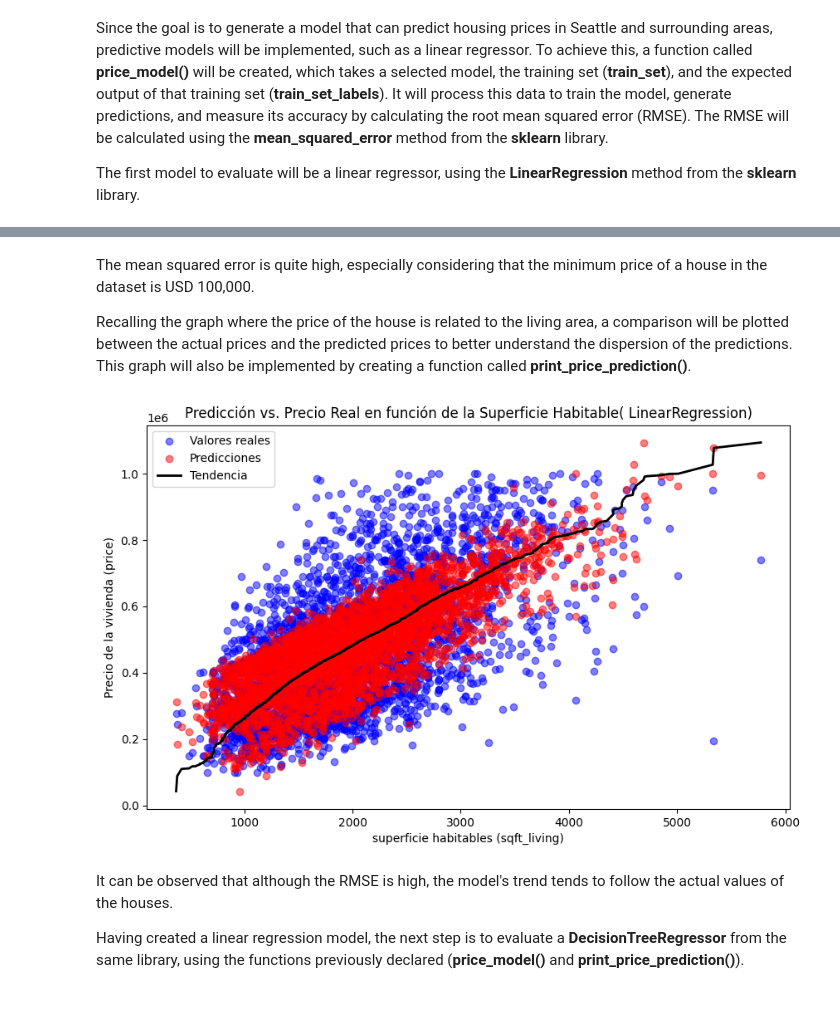
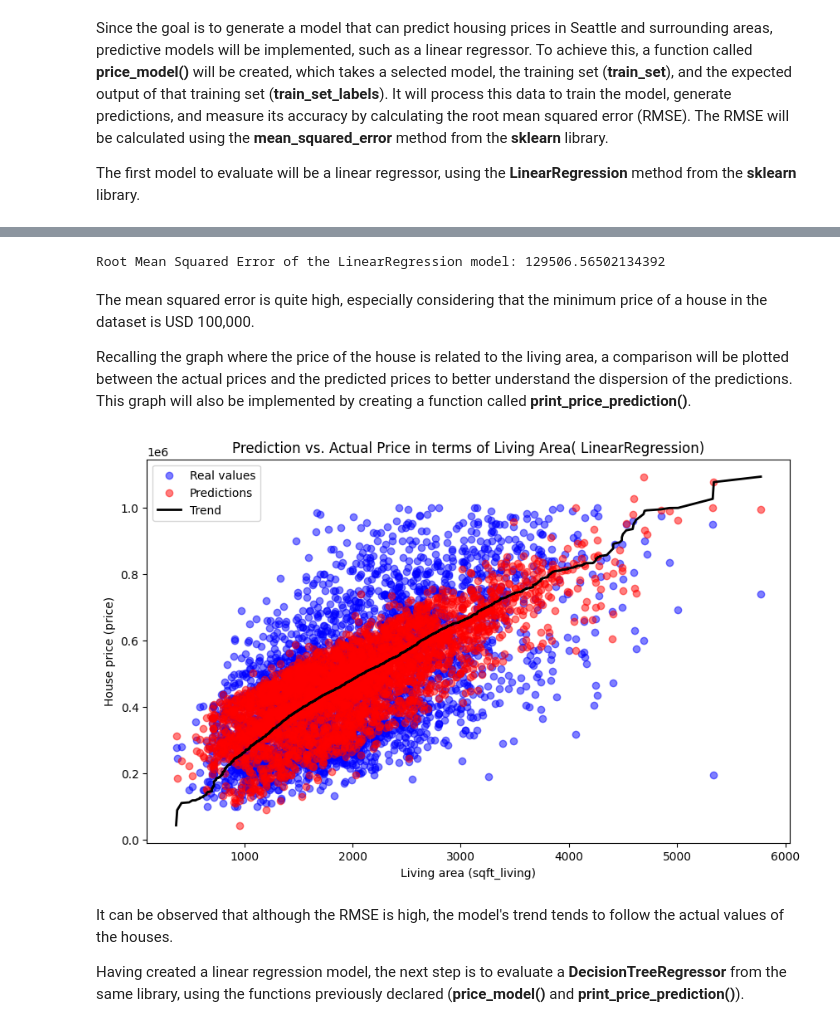
Before and after one commit to jquelas/seattle_pricing_model, a Jupyter notebook: seattle_pricing_model.ipynb, the cells around one changed output, grey strips where cells are left out. Saved outputs shown, nothing was run; the diff lists cells and outputs as text; code cells hidden in the pictures.

Commit message:
Translation of all code comments and print sentences.

```diff
--- a/seattle_pricing_model.ipynb
+++ b/seattle_pricing_model.ipynb
@@ -733,32 +685,63 @@ Raíz del error cuadrático medio del modelo LinearRegression: 129506.5650213439
+# %%
+from sklearn.linear_model import LinearRegression
+from sklearn.metrics import mean_squared_error
+
+# Create an object of type LinearRegression
+lin_reg = LinearRegression()
+
+# Define a function that trains the model with the training dataset
+# and its expected values (train_set and train_set_labels), calculates
+# the root mean squared error (RMSE), and prints that value. The function
+# returns the calculated model.
+def price_model(model, train_dataset, labels):
+    # Store the name of the model
+    model_name = type(model).__name__
+    # Train the model
+    model.fit(train_dataset, labels)
+    # Generate a prediction using the same dataset
+    predictions = model.predict(train_dataset)
+    # Calculate the mean squared error
+    mse = mean_squared_error(labels, predictions)
+    rmse = np.sqrt(mse)
+    # Print the root mean squared error
+    print(f"Root Mean Squared Error of the {model_name} model: {rmse}")
+    # Return the model and predictions
+    return model, predictions
+
+# Generate the LinearRegression model and print the root of
+# the mean squared error
+lin_reg, lin_reg_predictions = price_model(lin_reg, train_set, train_set_labels)
+# %% [output]
+Root Mean Squared Error of the LinearRegression model: 129506.56502134392
 # %% [markdown]
 The mean squared error is quite high, especially considering that the minimum price of a house in the dataset is USD 100,000.
 
 Recalling the graph where the price of the house is related to the living area, a comparison will be plotted between the actual prices and the predicted prices to better understand the dispersion of the predictions. This graph will also be implemented by creating a function called **print_price_prediction()**.
 # %%
-# Se define una función que toma uno de los atributos de un dataset (X), el
-# valor real que debe ser predecido (y) y el valor predicho por un modelo
-# (y_pred); y se grafican ambos sets junto una curva de tendencia.
+# Define a function that takes one of the attributes of a dataset (X),
+# the real value to be predicted (y), and the value predicted by a model
+# (y_pred); and plots both sets along with a trend line.
 def print_price_prediction(X, y, y_pred, model):
-  # Se guarda el nombre del modelo
+  # Store the model name
   model_name = type(model).__name__
-  # Se genera un gráfico de las variables a comparar
+  # Generate a plot of the variables to compare
   plt.figure(figsize=(10, 6))
-  plt.scatter(X, y, alpha=0.5, label="Valores reales", color="blue")
-  plt.scatter(X, y_pred, alpha=0.5, label="Predicciones", color="red")
+  plt.scatter(X, y, alpha=0.5, label="Real values", color="blue")
+  plt.scatter(X, y_pred, alpha=0.5, label="Predictions", color="red")
   plt.plot(np.sort(X.values, axis=0), np.sort(y_pred), color="black",
-           linewidth=2, label="Tendencia")
-  plt.xlabel("superficie habitables (sqft_living)")
-  plt.ylabel("Precio de la vivienda (price)")
-  title = "Predicción vs. Precio Real en función de la Superficie Habitable"
+           linewidth=2, label="Trend")
+  plt.xlabel("Living area (sqft_living)")
+  plt.ylabel("House price (price)")
+  title = "Prediction vs. Actual Price in terms of Living Area"
   plt.title(title+f"( {model_name})")
   plt.legend()
   plt.show()
 
-# Se grafican los valores reales vs las predicciones
+# Plot the real values vs. the predictions
 print_price_prediction(strat_train_set["sqft_living"], train_set_labels,
                        lin_reg_predictions, lin_reg)
 # %% [output]
-[figure, old version]
+[figure, new version]
 # %% [markdown]
 It can be observed that although the RMSE is high, the model's trend tends to follow the actual values of the houses.
 
```
Also changed, not shown: parts of 49 cells of this notebook.
